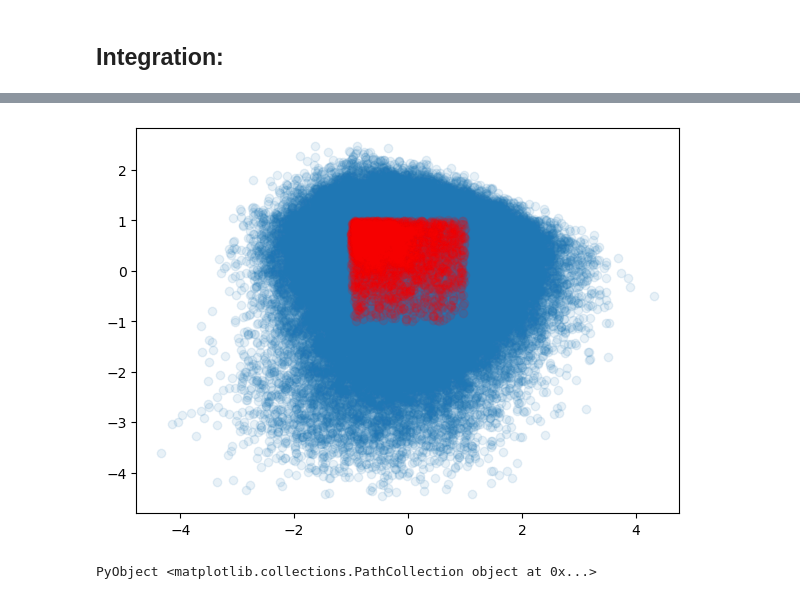
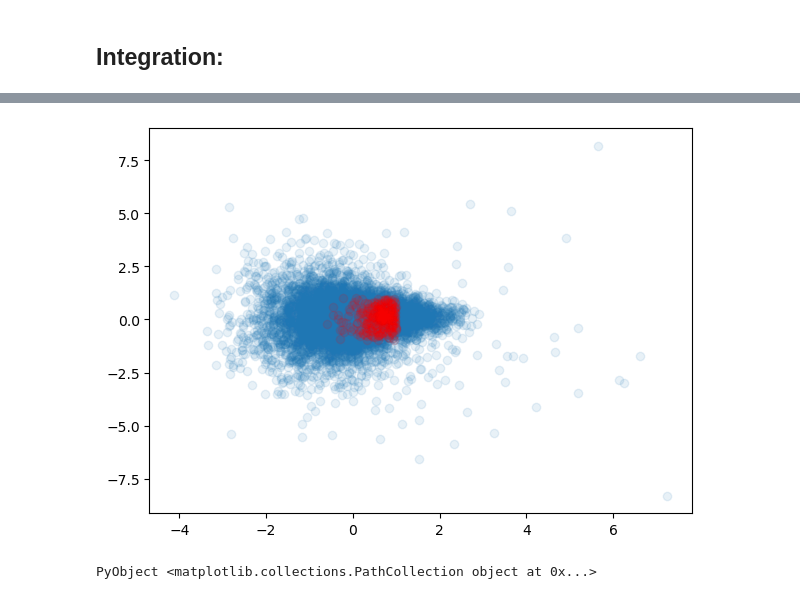
Before and after one commit to VasylHafych/AHMI-Volumes, a Jupyter notebook: notebooks/4-Functions.ipynb, the cells around one changed output, grey strips where cells are left out. Cells and saved outputs as stored; diff of their text form; code cells hidden in the pictures.

```diff
--- a/notebooks/4-Functions.ipynb
+++ b/notebooks/4-Functions.ipynb
@@ -226,11 +227,11 @@ end
 # %%
 fig, ax = plt.subplots(1,1, figsize=(7,5))
 
-ii = 2
+ii = 10
 
 ax.scatter(samples_subspaes[ii][1,:], samples_subspaes[ii][2,:], color="C0", alpha=0.1)
 
 ax.scatter(samples_subspaes[ii][1,samples_clusters[ii]...], samples_subspaes[ii][2,samples_clusters[ii]...], color="red", alpha=0.1)
 # %% [output]
-[figure, old version]
+[figure, new version]
 PyObject <matplotlib.collections.PathCollection object at 0x...>
```
Also changed, not shown: parts of 8 cells of this notebook, 1 other file.
